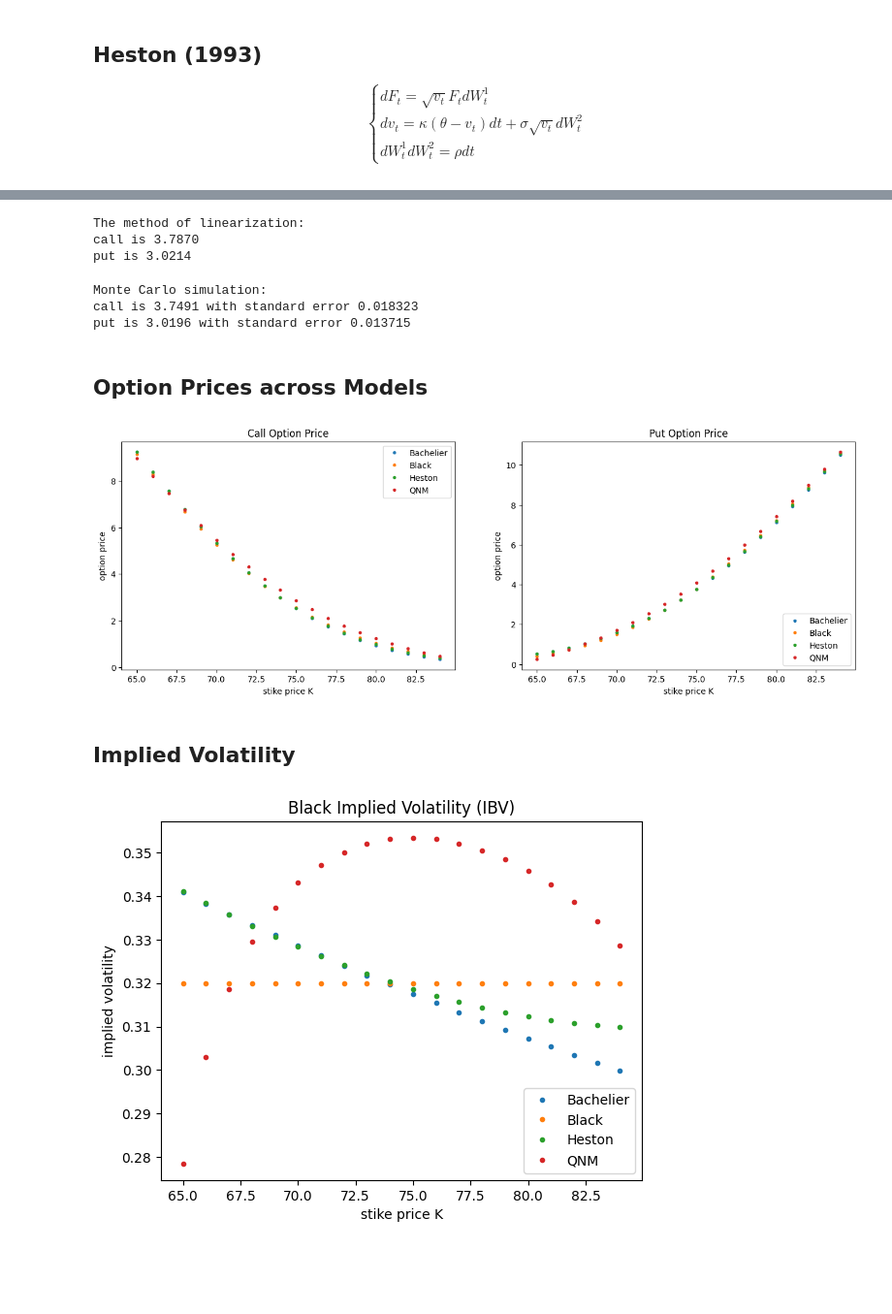
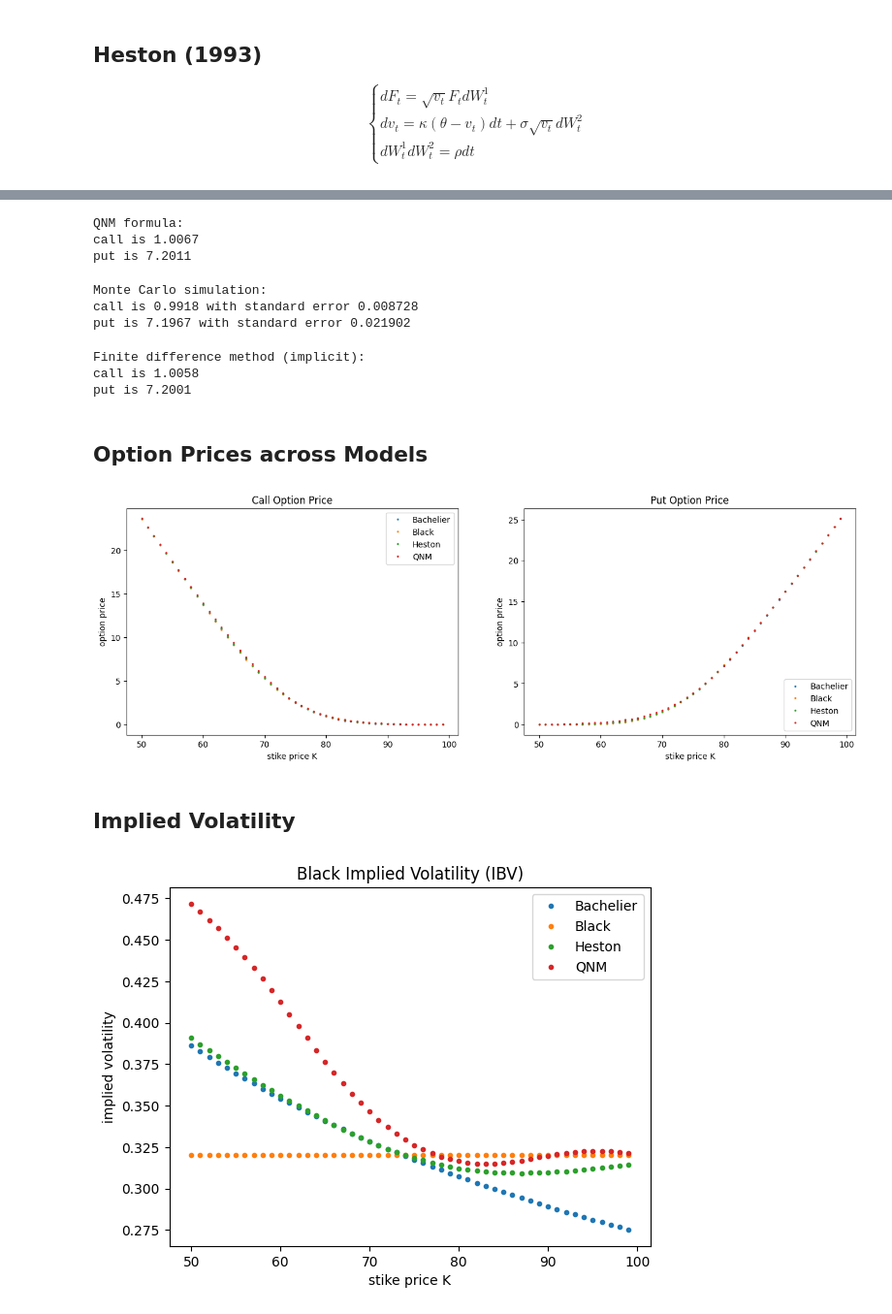
Before and after one commit to WuYenSun/Commodities_Futures_Option, a Jupyter notebook: Commodities_Futures_Options.ipynb, the cells around one changed output, grey strips where cells are left out. Shown at 97% size. Drawn from its saved outputs; the diff is of its cells as text; code cells hidden in the pictures; blank space fills up the shorter version.

```diff
--- a/Commodities_Futures_Options.ipynb
+++ b/Commodities_Futures_Options.ipynb
@@ -346,6 +457 @@ plt.show()
-# %%
-# parameters
-c = 0.01
-b = -50 * 2 * c
-a = 20 + b**2/4/c
 # %%
@@ -404,71 +560,86 @@ class QNM:
 # %%
-qnm = QNM(futures_price, a, b, c, risk_free_rate, time_to_maturity)
+# QNM formula
+qnm = QNM(futures_price, sig_atm, a, b, c, risk_free_rate, time_to_maturity)
 qnm_call = qnm.option_pricer(K = strike_price, option_type = 'call')
 qnm_put = qnm.option_pricer(K = strike_price, option_type = 'put')
 
-print(f'The method of linearization:')
+print(f'QNM formula:')
 print(f'call is {qnm_call:.4f}')
 print(f'put is {qnm_put:.4f}')
 # %% [output]
-The method of linearization:
-call is 3.7870
-put is 3.0214
+QNM formula:
+call is 1.0067
+put is 7.2011
 # %%
-# verify through Monte Carlo simulation
+# Monte Carlo simulation
 paths = 100000
 arr_F, _ = qnm.simulate_F(paths = paths)
 
 arr_V = np.exp(-risk_free_rate*time_to_maturity) * np.maximum(arr_F[:,-1] - strike_price, 0)
-mean_call, ste_call = arr_V.mean(), arr_V.std() / paths**0.5
+qnm_call_mc, ste_call = arr_V.mean(), arr_V.std() / paths**0.5
 arr_V = np.exp(-risk_free_rate*time_to_maturity) * np.maximum(strike_price - arr_F[:,-1], 0)
-mean_put, ste_put = arr_V.mean(), arr_V.std() / paths**0.5
+qnm_put_mc, ste_put = arr_V.mean(), arr_V.std() / paths**0.5
 
 print(f'Monte Carlo simulation:')
-print(f'call is {mean_call:.4f} with standard error {ste_call:.6f}')
-print(f'put is {mean_put:.4f} with standard error {ste_put:.6f}')
+print(f'call is {qnm_call_mc:.4f} with standard error {ste_call:.6f}')
+print(f'put is {qnm_put_mc:.4f} with standard error {ste_put:.6f}')
 # %% [output]
 Monte Carlo simulation:
-call is 3.7491 with standard error 0.018323
-put is 3.0196 with standard error 0.013715
+call is 0.9918 with standard error 0.008728
+put is 7.1967 with standard error 0.021902
+# %%
+# Finite difference method (implicit)
+qnm_call_df = qnm.implicit_FD(K = strike_price, option_type = 'call')
+qnm_put_fd = qnm.implicit_FD(K = strike_price, option_type = 'put')
+print(f'Finite difference method (implicit):')
+print(f'call is {qnm_call_df:.4f}')
+print(f'put is {qnm_put_fd:.4f}')
+# %% [output]
+Finite difference method (implicit):
+call is 1.0058
+put is 7.2001
 # %% [markdown]
 ## Option Prices across Models
 # %%
-arr_strike = np.arange(65,85,1)
+arr_strike = np.arange(50,100,1)
 
 # call option
 arr_bachelier_call = bachelier.option_pricer(K = arr_strike, option_type = 'call')
 arr_black_call = black.option_pricer(K = arr_strike, option_type = 'call')
 list_heston_call = []
+list_qnm_call = []
 for strike_ in arr_strike:
-  list_heston_call.append(heston.option_pricer(K = strike_, option_type = 'call'))
+    list_heston_call.append(heston.option_pricer(K = strike_, option_type = 'call'))
 arr_qnm_call = qnm.option_pricer(K = arr_strike, option_type = 'call')
 
 # put option
 arr_bachelier_put = bachelier.option_pricer(K = arr_strike, option_type = 'put')
 arr_black_put = black.option_pricer(K = arr_strike, option_type = 'put')
 list_heston_put = []
+list_qnm_put = []
 for strike_ in arr_strike:
   list_heston_put.append(heston.option_pricer(K = strike_, option_type = 'put'))
 arr_qnm_put = qnm.option_pricer(K = arr_strike, option_type = 'put')
+
 
 # create subplots
 fig = plt.figure(figsize=(16,5))
 
 ax1 = fig.add_subplot(121)
-ax1.plot(arr_strike, arr_bachelier_call, '.', linewidth = 0.5, label = 'Bachelier')
-ax1.plot(arr_strike, arr_black_call, '.', linewidth = 0.5, label = 'Black')
-ax1.plot(arr_strike, list_heston_call, '.', linewidth = 0.5, label = 'Heston')
-ax1.plot(arr_strike, arr_qnm_call, '.', linewidth = 0.5, label = 'QNM')
+ax1.plot(arr_strike, arr_bachelier_call, '.', markersize=3, label = 'Bachelier')
+ax1.plot(arr_strike, arr_black_call, '.', markersize=3, label = 'Black')
+ax1.plot(arr_strike, list_heston_call, '.', markersize=3, label = 'Heston')
+ax1.plot(arr_strike, arr_qnm_call, '.', markersize=3, label = 'QNM')
 ax1.set_title('Call Option Price')
 ax1.set_xlabel('stike price K')
 ax1.set_ylabel('option price')
 ax1.legend(loc='upper right')
 
 ax2 = fig.add_subplot(122)
-ax2.plot(arr_strike, arr_bachelier_put, '.', linewidth = 0.5, label = 'Bachelier')
-ax2.plot(arr_strike, arr_black_put, '.', linewidth = 0.5, label = 'Black')
-ax2.plot(arr_strike, list_heston_put, '.', linewidth = 0.5, label = 'Heston')
-ax2.plot(arr_strike, arr_qnm_put, '.', linewidth = 0.5, label = 'QNM')
+ax2.plot(arr_strike, arr_bachelier_put, '.', markersize=3, label = 'Bachelier')
+ax2.plot(arr_strike, arr_black_put, '.', markersize=3, label = 'Black')
+ax2.plot(arr_strike, list_heston_put, '.', markersize=3, label = 'Heston')
+ax2.plot(arr_strike, arr_qnm_put, '.', markersize=3, label = 'QNM')
 ax2.set_title('Put Option Price')
 ax2.set_xlabel('stike price K')
 ax2.set_ylabel('option price')
@@ -476,7 +647,7 @@ ax2.legend(loc='lower right')
 
 plt.show()
 # %% [output]
-[figure, old version]
+[figure, new version]
 # %% [markdown]
 ## Implied Volatility
 # %%
@@ -521,28 +693,28 @@ def implied_volatility(option_price, F, K, r, tau, option_type = 'call', model =
 # %%
 # Black implied volatility (IBV)
 list_ibv_bachelier, list_ibv_black, list_ibv_heston, list_ibv_qnm = [], [], [], []
 for stirke_, bachelier_, black_, heston_, qnm_ in zip(arr_strike, arr_bachelier_call, arr_black_call, list_heston_call, arr_qnm_call):
-  list_ibv_bachelier.append(implied_volatility(bachelier_, futures_price, stirke_, risk_free_rate, time_to_maturity,
+    list_ibv_bachelier.append(implied_volatility(bachelier_, futures_price, stirke_, risk_free_rate, time_to_maturity,
                                                           option_type = 'call', model = 'black', method='brent', disp=True))
-  list_ibv_black.append(implied_volatility(black_, futures_price, stirke_, risk_free_rate, time_to_maturity,
+    list_ibv_black.append(implied_volatility(black_, futures_price, stirke_, risk_free_rate, time_to_maturity,
                                                           option_type = 'call', model = 'black', method='brent', disp=True))
-  list_ibv_heston.append(implied_volatility(heston_, futures_price, stirke_, risk_free_rate, time_to_maturity,
+    list_ibv_heston.append(implied_volatility(heston_, futures_price, stirke_, risk_free_rate, time_to_maturity,
                                                           option_type = 'call', model = 'black', method='brent', disp=True))
-  list_ibv_qnm.append(implied_volatility(qnm_, futures_price, stirke_, risk_free_rate, time_to_maturity,
+    list_ibv_qnm.append(implied_volatility(qnm_, futures_price, stirke_, risk_free_rate, time_to_maturity,
                                                           option_type = 'call', model = 'black', method='brent', disp=True))
 
 # create plot
 plt.plot(arr_strike, list_ibv_bachelier, '.', label = 'Bachelier')
 plt.plot(arr_strike, list_ibv_black, '.', label = 'Black')
 plt.plot(arr_strike, list_ibv_heston, '.', label = 'Heston')
 plt.plot(arr_strike, list_ibv_qnm, '.', label = 'QNM')
 plt.title('Black Implied Volatility (IBV)')
 plt.xlabel('stike price K')
 plt.ylabel('implied volatility')
-plt.legend(loc = 'lower right')
+plt.legend(loc = 'upper right')
 plt.show()
 # %% [output]
-[figure, old version]
+[figure, new version]
 # %%
 # Bachelier implied volatility (INV)
 list_inv_bachelier, list_inv_black, list_inv_heston, list_inv_qnm = [], [], [], []
```
Also changed, not shown: parts of 32 cells of this notebook.
